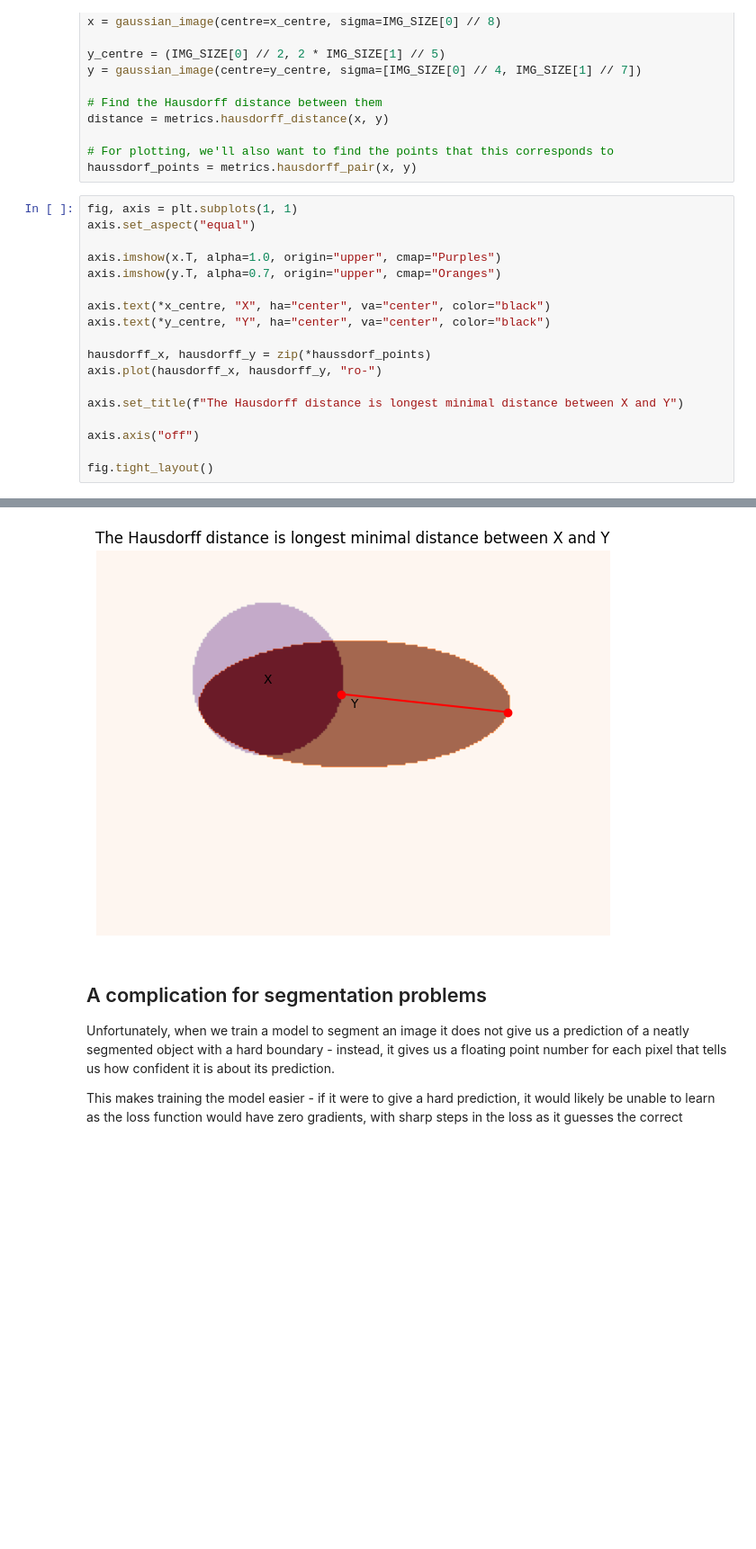
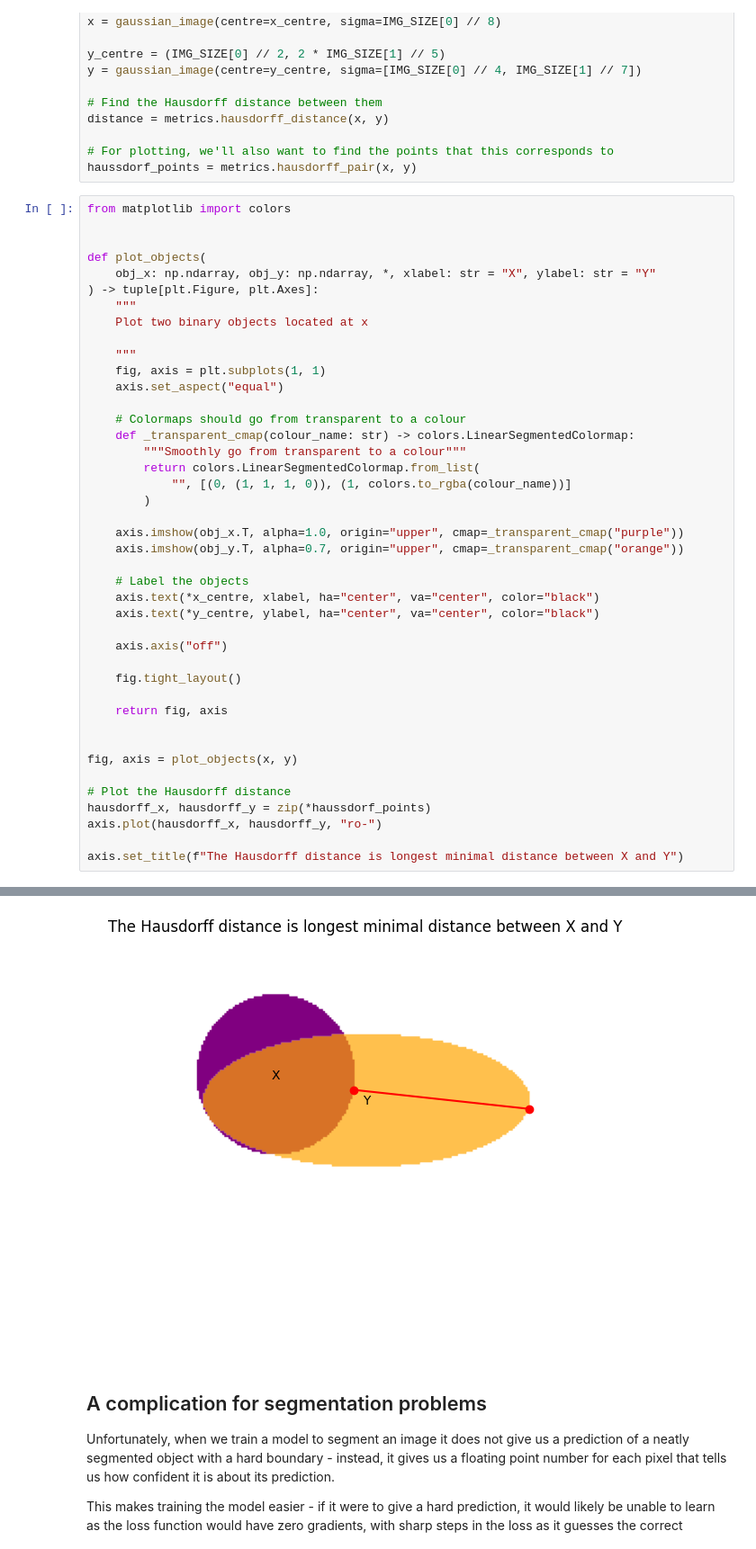
Before and after one commit to JGIBristol/fish_test, a Jupyter notebook: haussdorf_loss.ipynb, the cells around one changed output, grey strips where cells are left out. Shown at 90% size. Saved outputs shown, nothing was run; the diff lists cells and outputs as text; blank space fills up the shorter version.

```diff
--- a/haussdorf_loss.ipynb
+++ b/haussdorf_loss.ipynb
@@ -68,21 +68,45 @@ distance = metrics.hausdorff_distance(x, y)
 # For plotting, we'll also want to find the points that this corresponds to
 haussdorf_points = metrics.hausdorff_pair(x, y)
 # %%
-fig, axis = plt.subplots(1, 1)
-axis.set_aspect("equal")
+from matplotlib import colors
 
-axis.imshow(x.T, alpha=1.0, origin="upper", cmap="Purples")
-axis.imshow(y.T, alpha=0.7, origin="upper", cmap="Oranges")
 
-axis.text(*x_centre, "X", ha="center", va="center", color="black")
-axis.text(*y_centre, "Y", ha="center", va="center", color="black")
+def plot_objects(
+    obj_x: np.ndarray, obj_y: np.ndarray, *, xlabel: str = "X", ylabel: str = "Y"
+) -> tuple[plt.Figure, plt.Axes]:
+    """
+    Plot two binary objects located at x
 
+    """
+    fig, axis = plt.subplots(1, 1)
+    axis.set_aspect("equal")
+
+    # Colormaps should go from transparent to a colour
+    def _transparent_cmap(colour_name: str) -> colors.LinearSegmentedColormap:
+        """Smoothly go from transparent to a colour"""
+        return colors.LinearSegmentedColormap.from_list(
+            "", [(0, (1, 1, 1, 0)), (1, colors.to_rgba(colour_name))]
+        )
+
+    axis.imshow(obj_x.T, alpha=1.0, origin="upper", cmap=_transparent_cmap("purple"))
+    axis.imshow(obj_y.T, alpha=0.7, origin="upper", cmap=_transparent_cmap("orange"))
+
+    # Label the objects
+    axis.text(*x_centre, xlabel, ha="center", va="center", color="black")
+    axis.text(*y_centre, ylabel, ha="center", va="center", color="black")
+
+    axis.axis("off")
+
+    fig.tight_layout()
+
+    return fig, axis
+
+
+fig, axis = plot_objects(x, y)
+
+# Plot the Hausdorff distance
 hausdorff_x, hausdorff_y = zip(*haussdorf_points)
 axis.plot(hausdorff_x, hausdorff_y, "ro-")
 
 axis.set_title(f"The Hausdorff distance is longest minimal distance between X and Y")
-
-axis.axis("off")
-
-fig.tight_layout()
 # %% [output]
@@ -89,4 +114,4 @@ fig.tight_layout()
-[figure, old version]
+[figure, new version]
 # %% [markdown]
 A complication for segmentation problems
 ----
```
Also changed, not shown: parts of 9 cells of this notebook.
